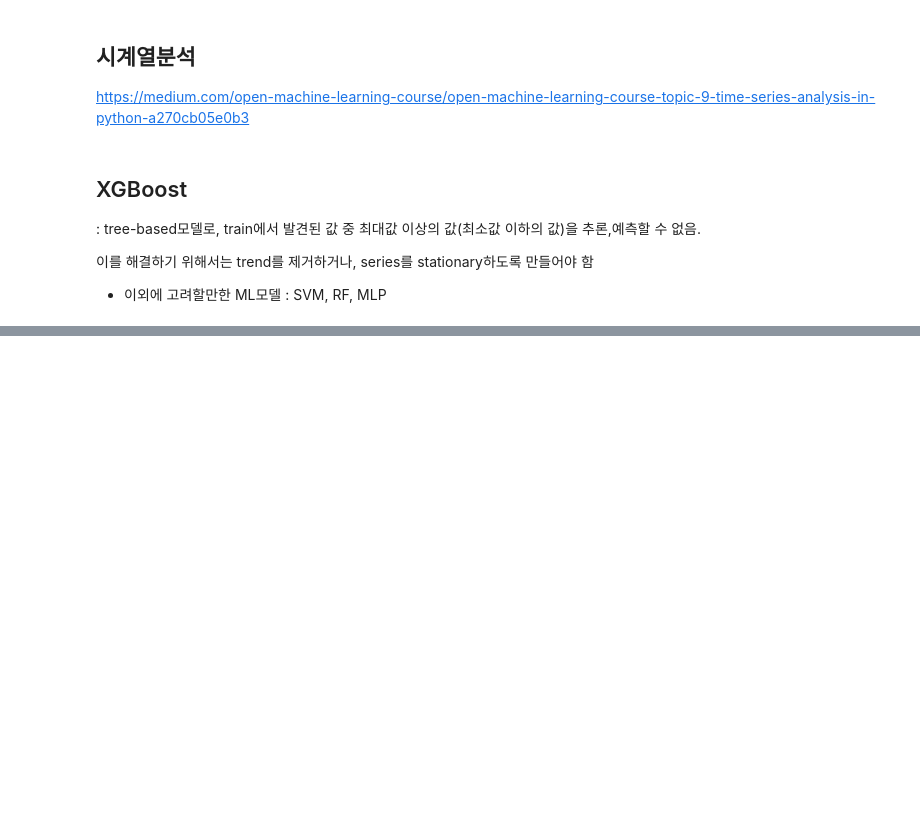
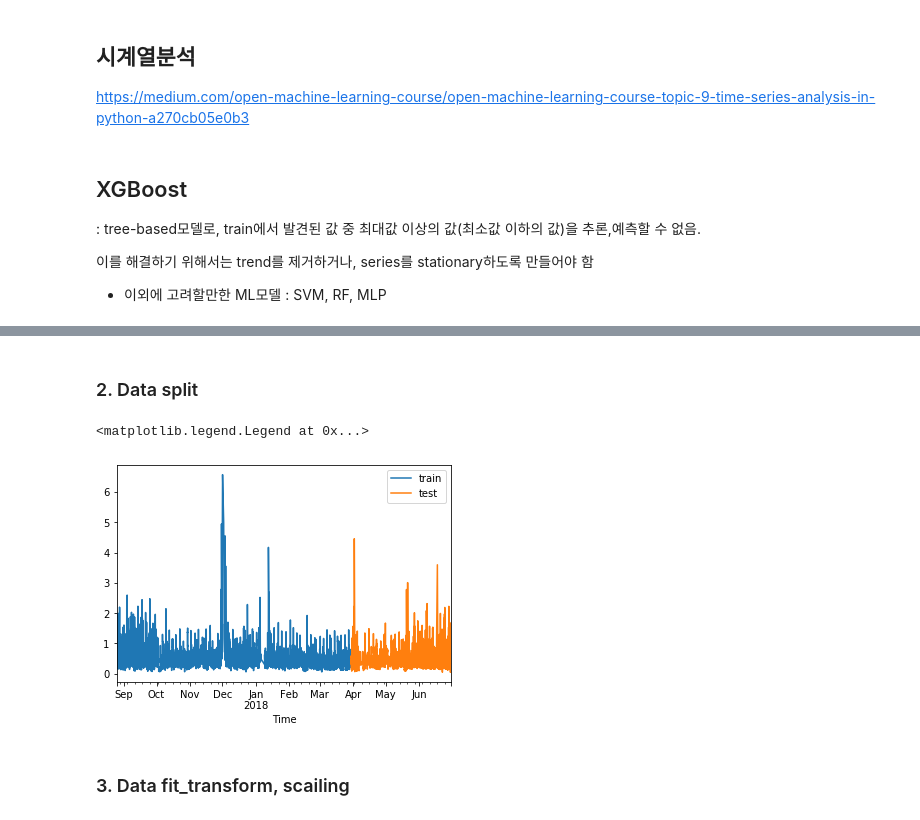
Before and after one commit to almondh/TIL, a Jupyter notebook: EP demand prediction/EP demand prediction_3.ipynb, the cells around one changed output, grey strips where cells are left out. Saved outputs shown, nothing was run; the diff lists cells and outputs as text; code cells hidden in the pictures; blank space fills up the shorter version.

```diff
--- a/EP demand prediction/EP demand prediction_3.ipynb
+++ b/EP demand prediction/EP demand prediction_3.ipynb
@@ -218,0 +292,18 @@ xgb.fit(X_train_scaled, y_train);
+# %% [markdown]
+### 2. Data split
+# %%
+# test_X303을 train, test로 데이터 분리
+# 2017-08-25 00:00:00 to 2018-06-30 23:00:00()
+split_n = round(len(test_X303)*0.7)  # 5208번째까지 train
+
+train_1 = test_X303.iloc[:split_n]
+test_1 = test_X303.iloc[split_n:]
+
+ax = train_1.plot()
+test_1.plot(ax=ax)
+plt.legend(['train', 'test'])
+# %% [output]
+<matplotlib.legend.Legend at 0x...>
+[figure, added]
+# %% [markdown]
+### 3. Data fit_transform, scailing
```
Also changed, not shown: parts of 41 cells of this notebook.
